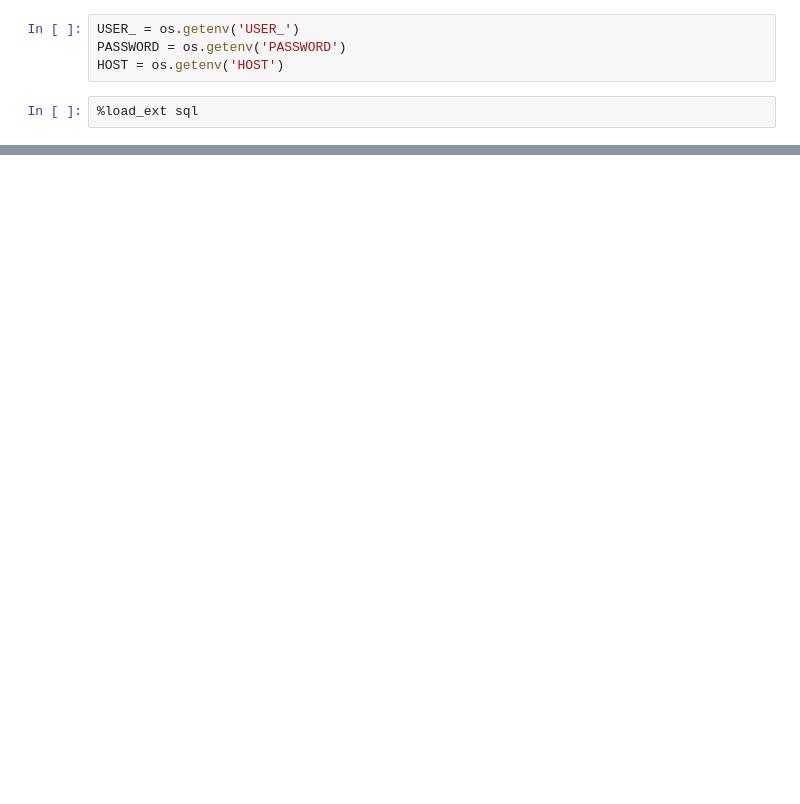
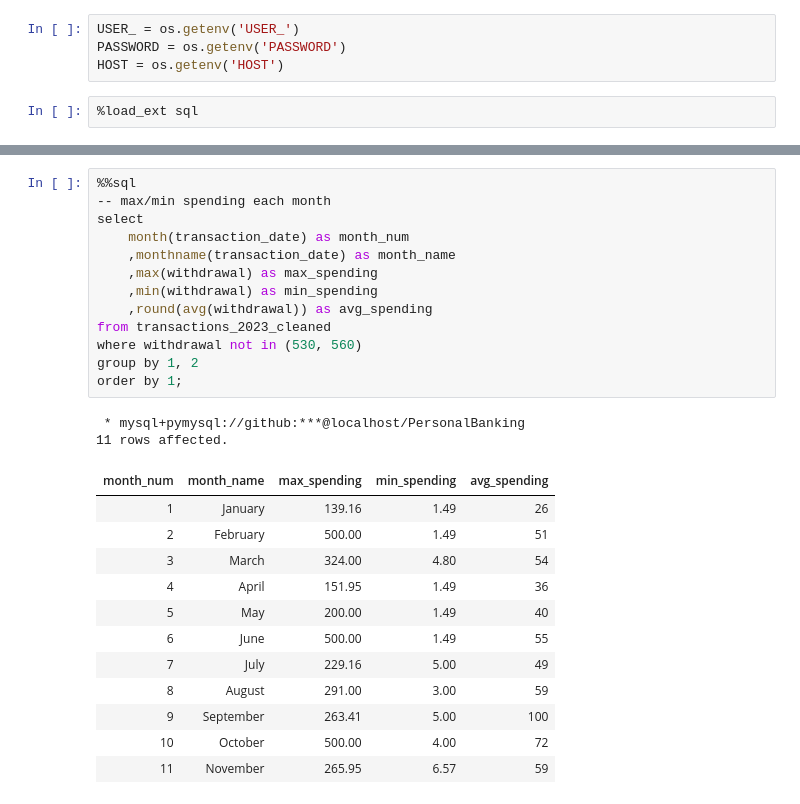
Before and after one commit to tinavo58/data-projects, a Jupyter notebook: personal-spending/spending_analysis_2023.ipynb, the cells around one changed output, grey strips where cells are left out. Drawn from its saved outputs; the diff is of its cells as text; blank space fills up the shorter version.

```diff
--- a/personal-spending/spending_analysis_2023.ipynb
+++ b/personal-spending/spending_analysis_2023.ipynb
@@ -30,0 +147,28 @@ select * from transactions_2023_cleaned limit 10;
+# %%
+%%sql
+-- max/min spending each month
+select
+    month(transaction_date) as month_num
+    ,monthname(transaction_date) as month_name
+    ,max(withdrawal) as max_spending
+    ,min(withdrawal) as min_spending
+    ,round(avg(withdrawal)) as avg_spending
+from transactions_2023_cleaned
+where withdrawal not in (530, 560)
+group by 1, 2
+order by 1;
+# %% [output]
+ * mysql+pymysql://github:***@localhost/PersonalBanking
+11 rows affected.
+| month_num | month_name | max_spending | min_spending | avg_spending |
+| 1 | January | 139.16 | 1.49 | 26 |
+| 2 | February | 500.00 | 1.49 | 51 |
+| 3 | March | 324.00 | 4.80 | 54 |
+| 4 | April | 151.95 | 1.49 | 36 |
+| 5 | May | 200.00 | 1.49 | 40 |
+| 6 | June | 500.00 | 1.49 | 55 |
+| 7 | July | 229.16 | 5.00 | 49 |
+| 8 | August | 291.00 | 3.00 | 59 |
+| 9 | September | 263.41 | 5.00 | 100 |
+| 10 | October | 500.00 | 4.00 | 72 |
+| 11 | November | 265.95 | 6.57 | 59 |
```
Also changed, not shown: parts of 11 cells of this notebook.
